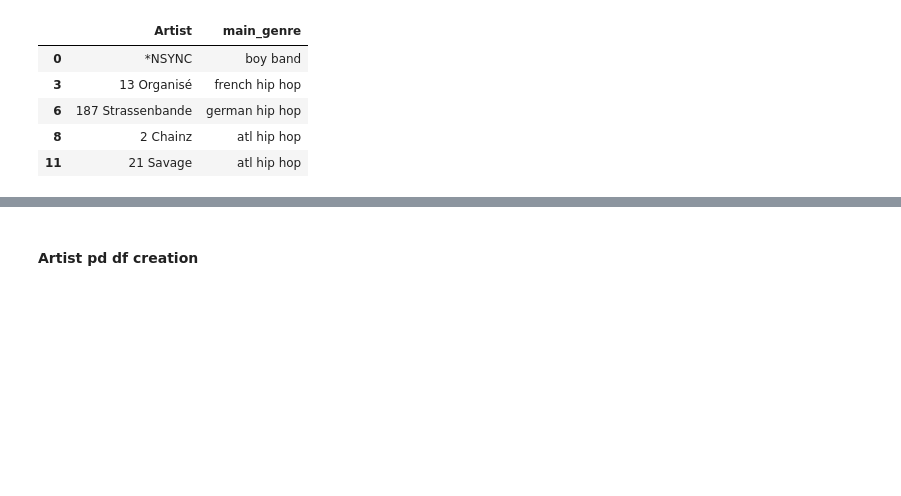
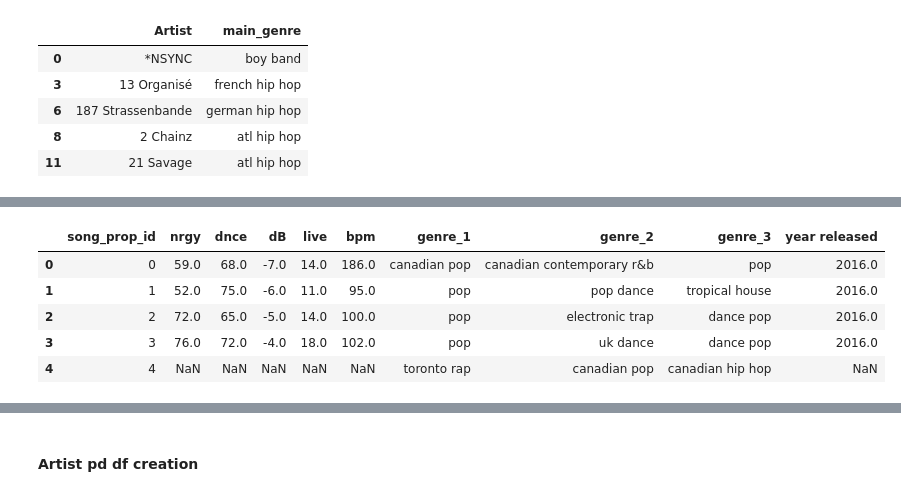
Before and after one commit to ArturOle/SpotifyAnalysis, a Jupyter notebook: analysis.ipynb, the cells around one changed output, grey strips where cells are left out. Drawn from its saved outputs; the diff is of its cells as text; code cells hidden in the pictures; blank space fills up the shorter version.

```diff
--- a/analysis.ipynb
+++ b/analysis.ipynb
@@ -210,0 +226,11 @@ best_genre.head(5)
+# %%
+SongPropsIdx = SongProps.loc[:, ['song_prop_id', 'Track Name', 'Artist']]
+SongProps    = SongProps.loc[:, ['song_prop_id', 'nrgy', 'dnce', 'dB', 'live', 'bpm', 'genre_1', 'genre_2', 'genre_3', 'year released']]
+SongProps.head(5)
+# %% [output]
+|  | song_prop_id | nrgy | dnce | dB | live | bpm | genre_1 | genre_2 | genre_3 | year released |
+| 0 | 0 | 59.0 | 68.0 | -7.0 | 14.0 | 186.0 | canadian pop | canadian contemporary r&b | pop | 2016.0 |
+| 1 | 1 | 52.0 | 75.0 | -6.0 | 11.0 | 95.0 | pop | pop dance | tropical house | 2016.0 |
+| 2 | 2 | 72.0 | 65.0 | -5.0 | 14.0 | 100.0 | pop | electronic trap | dance pop | 2016.0 |
+| 3 | 3 | 76.0 | 72.0 | -4.0 | 18.0 | 102.0 | pop | uk dance | dance pop | 2016.0 |
+| 4 | 4 | NaN | NaN | NaN | NaN | NaN | toronto rap | canadian pop | canadian hip hop | NaN |
```
Also changed, not shown: parts of 7 cells of this notebook.
